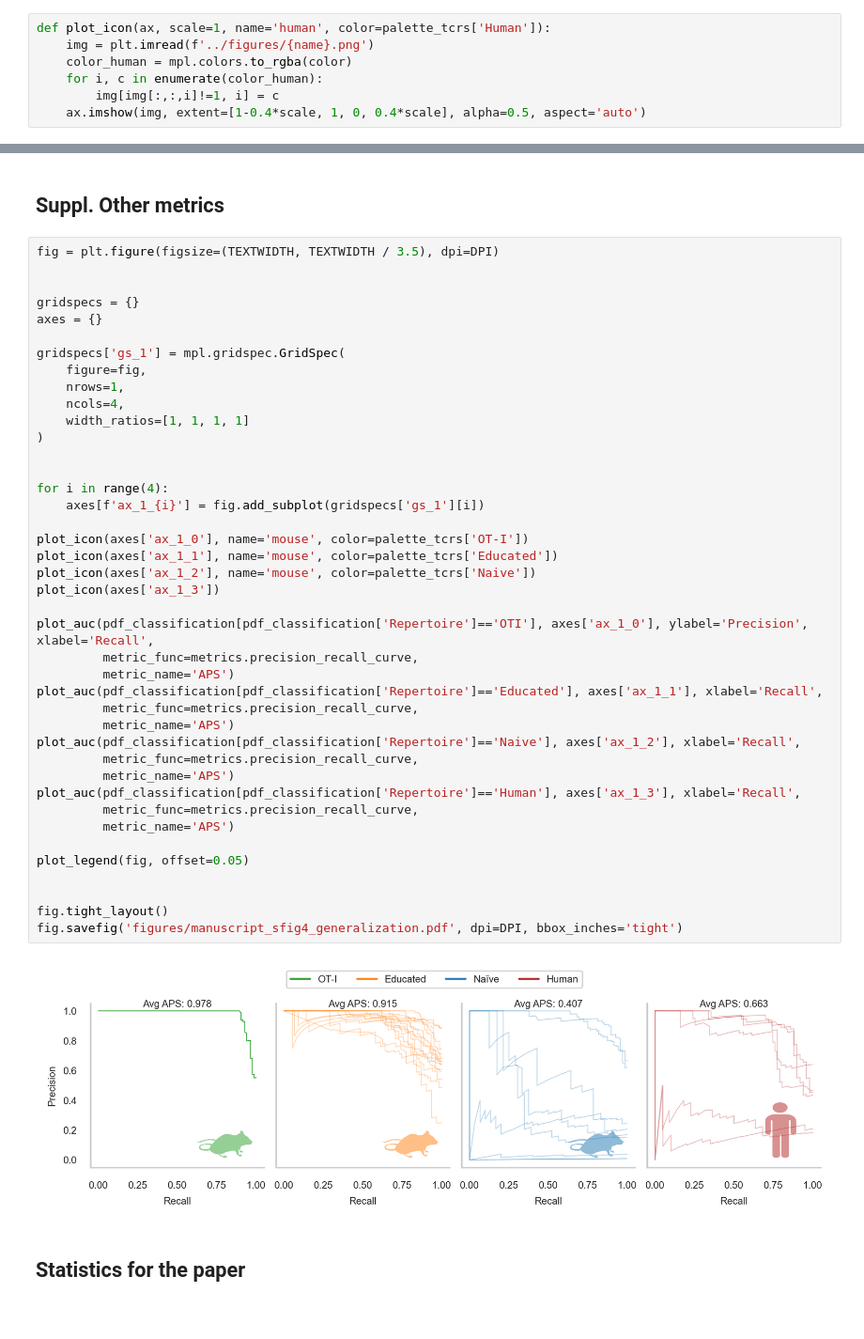
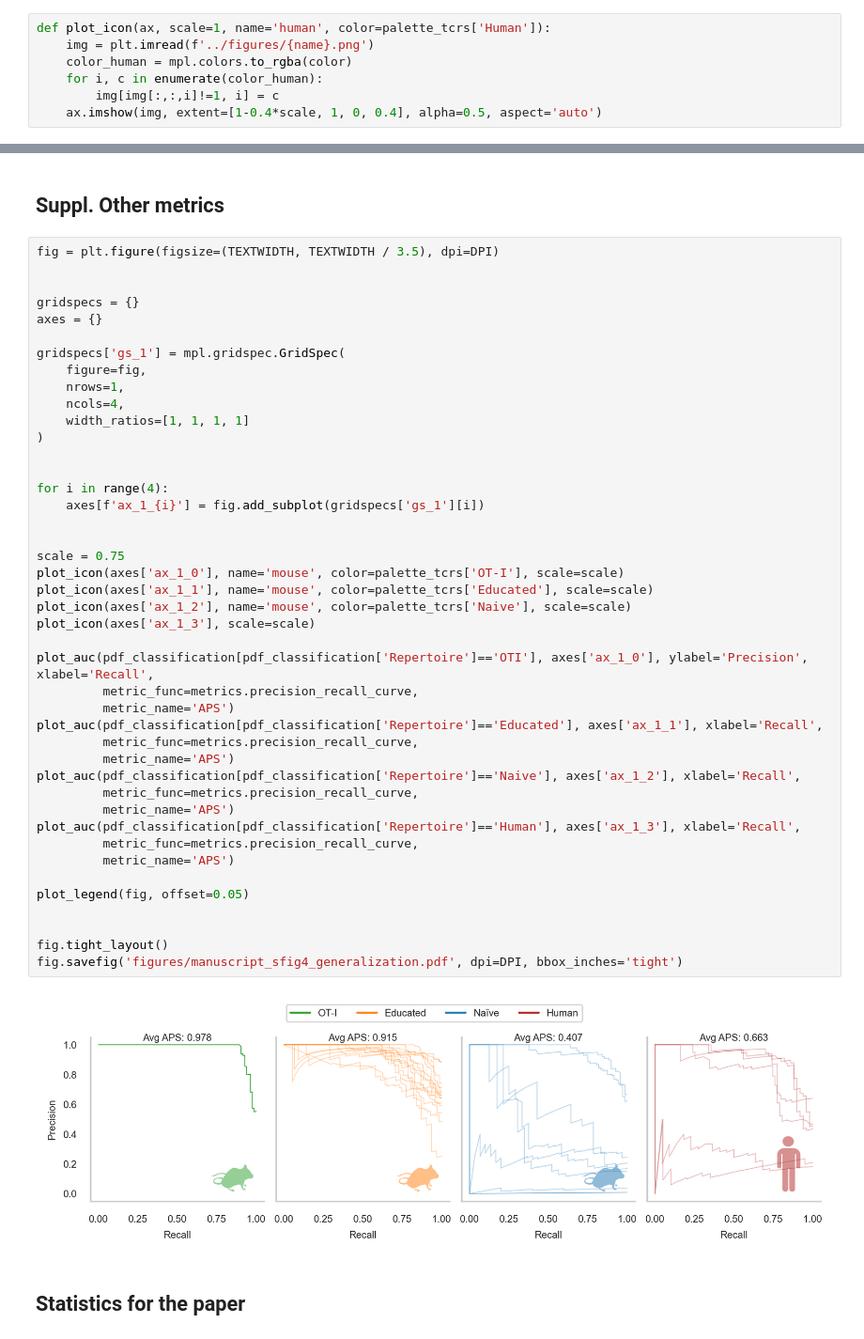
Before and after one commit to SchubertLab/TcrPrediction_MutatedAPLs, a Jupyter notebook: manuscript/figure_4.ipynb, the cells around one changed output, grey strips where cells are left out. Shown at 94% size. Cells and saved outputs as stored; diff of their text form.

```diff
--- a/manuscript/figure_4.ipynb
+++ b/manuscript/figure_4.ipynb
@@ -399,7 +399,7 @@ def plot_icon(ax, scale=1, name='human', color=palette_tcrs['Human']):
     color_human = mpl.colors.to_rgba(color)
     for i, c in enumerate(color_human):
         img[img[:,:,i]!=1, i] = c
-    ax.imshow(img, extent=[1-0.4*scale, 1, 0, 0.4*scale], alpha=0.5, aspect='auto')
+    ax.imshow(img, extent=[1-0.4*scale, 1, 0, 0.4], alpha=0.5, aspect='auto')
 # %%
 def plot_significance(ax):
     ax.set_xlim([0.5, 4.5])
@@ -528,38 +528,40 @@ gridspecs['gs_1'] = mpl.gridspec.GridSpec(
     figure=fig,
     nrows=1,
     ncols=4,
     width_ratios=[1, 1, 1, 1]
 )
 
 
 for i in range(4):
     axes[f'ax_1_{i}'] = fig.add_subplot(gridspecs['gs_1'][i])
 
-plot_icon(axes['ax_1_0'], name='mouse', color=palette_tcrs['OT-I'])
-plot_icon(axes['ax_1_1'], name='mouse', color=palette_tcrs['Educated'])
-plot_icon(axes['ax_1_2'], name='mouse', color=palette_tcrs['Naive'])
-plot_icon(axes['ax_1_3'])
+
+scale = 0.75
+plot_icon(axes['ax_1_0'], name='mouse', color=palette_tcrs['OT-I'], scale=scale)
+plot_icon(axes['ax_1_1'], name='mouse', color=palette_tcrs['Educated'], scale=scale)
+plot_icon(axes['ax_1_2'], name='mouse', color=palette_tcrs['Naive'], scale=scale)
+plot_icon(axes['ax_1_3'], scale=scale)
 
 plot_auc(pdf_classification[pdf_classification['Repertoire']=='OTI'], axes['ax_1_0'], ylabel='Precision', xlabel='Recall',
          metric_func=metrics.precision_recall_curve,
          metric_name='APS')
 plot_auc(pdf_classification[pdf_classification['Repertoire']=='Educated'], axes['ax_1_1'], xlabel='Recall',
          metric_func=metrics.precision_recall_curve,
          metric_name='APS')
 plot_auc(pdf_classification[pdf_classification['Repertoire']=='Naive'], axes['ax_1_2'], xlabel='Recall',
          metric_func=metrics.precision_recall_curve,
          metric_name='APS')
 plot_auc(pdf_classification[pdf_classification['Repertoire']=='Human'], axes['ax_1_3'], xlabel='Recall',
          metric_func=metrics.precision_recall_curve,
          metric_name='APS')
 
 plot_legend(fig, offset=0.05)
 
 
 fig.tight_layout()
 fig.savefig('figures/manuscript_sfig4_generalization.pdf', dpi=DPI, bbox_inches='tight')
 # %% [output]
-[figure, old version]
+[figure, new version]
 # %% [markdown]
 ## Statistics for the paper
 # %%
```
Also changed, not shown: parts of 16 cells of this notebook, 5 other files.
